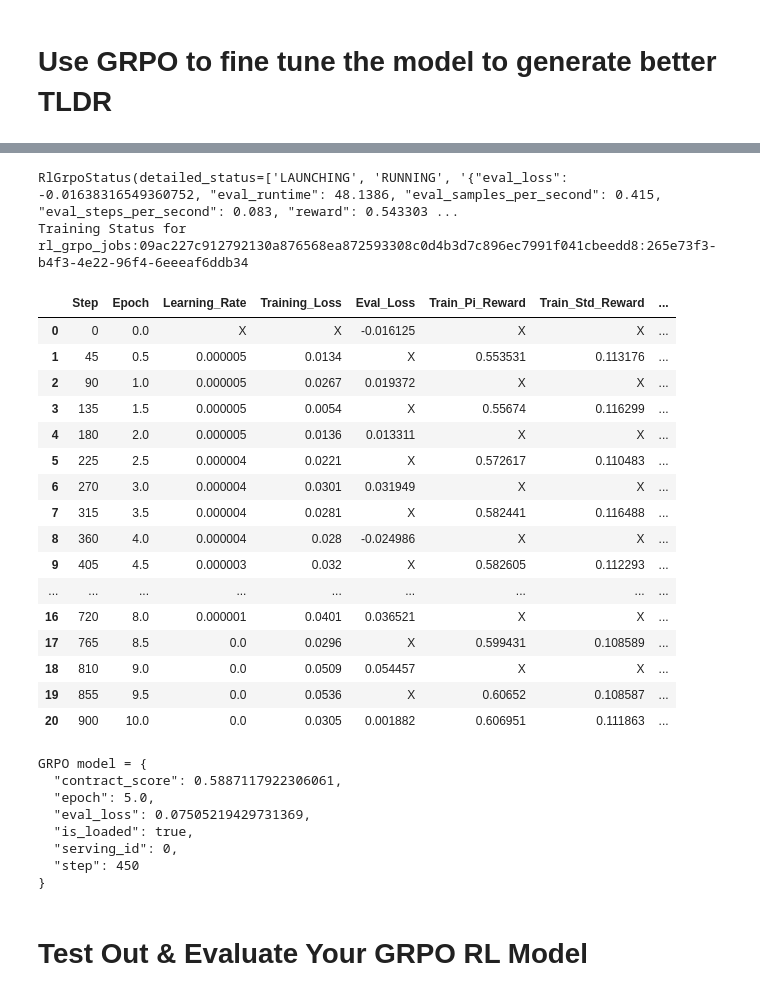
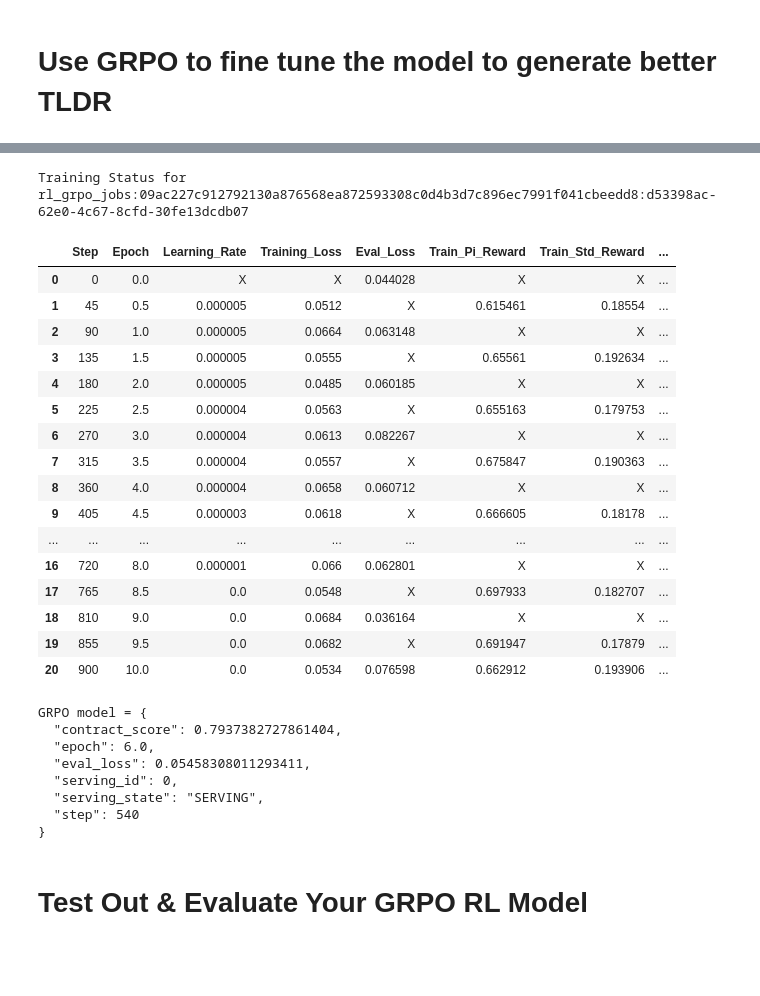
Before and after one commit to withpi/cookbook-withpi, a Jupyter notebook: colabs/GRPO_with_Pi_Scorer_TLDR_Usecase.ipynb, the cells around one changed output, grey strips where cells are left out. Saved outputs shown, nothing was run; the diff lists cells and outputs as text; code cells hidden in the pictures; blank space fills up the shorter version.

```diff
--- a/colabs/GRPO_with_Pi_Scorer_TLDR_Usecase.ipynb
+++ b/colabs/GRPO_with_Pi_Scorer_TLDR_Usecase.ipynb
@@ -900,52 +901,51 @@ RlGrpoStatus(detailed_status=['LAUNCHING'], job_id='rl_grpo_jobs:09ac227c9127921
 # %%
 # @title Monitor the GRPO job for completion (watch the Eval_Pi_Score increase!)
 
-print(client.model.rl.grpo.retrieve("rl_grpo_jobs:09ac227c912792130a876568ea872593308c0d4b3d7c896ec7991f041cbeedd8:265e73f3-b4f3-4e22-96f4-6eeeaf6ddb34"))
 response = stream_response(
-    status.job_id,
+    # status.job_id,
+    "rl_grpo_jobs:09ac227c912792130a876568ea872593308c0d4b3d7c896ec7991f041cbeedd8:d53398ac-62e0-4c67-8cfd-30fe13dcdb07",
     client.model.rl.grpo,
     additional_columns={
         "Train_Pi_Reward": "rewards/pi_reward_func",
         "Train_Std_Reward": "reward_std",
         "Eval_Pi_Reward": "eval_rewards/pi_reward_func",
         "Eval_Std_Reward": "eval_reward_std",
         "Train_KL": "kl",
         "Eval_KL": "eval_kl",
         "Train_Completion_Length": "completion_length",
         "Eval_Completion_Length": "eval_completion_length",
     },
 )
 if response.state == "ERROR":
   print("The job failed due to:\n{}".format('\n'.join(response.detailed_status[-5:])))
 else:
   print("GRPO model = {}".format(response.trained_models[0].model_dump_json(indent=2)))
 # %% [output]
-RlGrpoStatus(detailed_status=['LAUNCHING', 'RUNNING', '{"eval_loss": -0.01638316549360752, "eval_runtime": 48.1386, "eval_samples_per_second": 0.415, "eval_steps_per_second": 0.083, "reward": 0.543303 ...
-Training Status for rl_grpo_jobs:09ac227c912792130a876568ea872593308c0d4b3d7c896ec7991f041cbeedd8:265e73f3-b4f3-4e22-96f4-6eeeaf6ddb34
+Training Status for rl_grpo_jobs:09ac227c912792130a876568ea872593308c0d4b3d7c896ec7991f041cbeedd8:d53398ac-62e0-4c67-8cfd-30fe13dcdb07
 |  | Step | Epoch | Learning_Rate | Training_Loss | Eval_Loss | Train_Pi_Reward | Train_Std_Reward | ... |
-| 0 | 0 | 0.0 | X | X | -0.016125 | X | X | ... |
-| 1 | 45 | 0.5 | 0.000005 | 0.0134 | X | 0.553531 | 0.113176 | ... |
-| 2 | 90 | 1.0 | 0.000005 | 0.0267 | 0.019372 | X | X | ... |
-| 3 | 135 | 1.5 | 0.000005 | 0.0054 | X | 0.55674 | 0.116299 | ... |
-| 4 | 180 | 2.0 | 0.000005 | 0.0136 | 0.013311 | X | X | ... |
-| 5 | 225 | 2.5 | 0.000004 | 0.0221 | X | 0.572617 | 0.110483 | ... |
-| 6 | 270 | 3.0 | 0.000004 | 0.0301 | 0.031949 | X | X | ... |
-| 7 | 315 | 3.5 | 0.000004 | 0.0281 | X | 0.582441 | 0.116488 | ... |
-| 8 | 360 | 4.0 | 0.000004 | 0.028 | -0.024986 | X | X | ... |
-| 9 | 405 | 4.5 | 0.000003 | 0.032 | X | 0.582605 | 0.112293 | ... |
+| 0 | 0 | 0.0 | X | X | 0.044028 | X | X | ... |
+| 1 | 45 | 0.5 | 0.000005 | 0.0512 | X | 0.615461 | 0.18554 | ... |
+| 2 | 90 | 1.0 | 0.000005 | 0.0664 | 0.063148 | X | X | ... |
+| 3 | 135 | 1.5 | 0.000005 | 0.0555 | X | 0.65561 | 0.192634 | ... |
+| 4 | 180 | 2.0 | 0.000005 | 0.0485 | 0.060185 | X | X | ... |
+| 5 | 225 | 2.5 | 0.000004 | 0.0563 | X | 0.655163 | 0.179753 | ... |
+| 6 | 270 | 3.0 | 0.000004 | 0.0613 | 0.082267 | X | X | ... |
+| 7 | 315 | 3.5 | 0.000004 | 0.0557 | X | 0.675847 | 0.190363 | ... |
+| 8 | 360 | 4.0 | 0.000004 | 0.0658 | 0.060712 | X | X | ... |
+| 9 | 405 | 4.5 | 0.000003 | 0.0618 | X | 0.666605 | 0.18178 | ... |
 | ... | ... | ... | ... | ... | ... | ... | ... | ... |
-| 16 | 720 | 8.0 | 0.000001 | 0.0401 | 0.036521 | X | X | ... |
-| 17 | 765 | 8.5 | 0.0 | 0.0296 | X | 0.599431 | 0.108589 | ... |
-| 18 | 810 | 9.0 | 0.0 | 0.0509 | 0.054457 | X | X | ... |
-| 19 | 855 | 9.5 | 0.0 | 0.0536 | X | 0.60652 | 0.108587 | ... |
-| 20 | 900 | 10.0 | 0.0 | 0.0305 | 0.001882 | 0.606951 | 0.111863 | ... |
+| 16 | 720 | 8.0 | 0.000001 | 0.066 | 0.062801 | X | X | ... |
+| 17 | 765 | 8.5 | 0.0 | 0.0548 | X | 0.697933 | 0.182707 | ... |
+| 18 | 810 | 9.0 | 0.0 | 0.0684 | 0.036164 | X | X | ... |
+| 19 | 855 | 9.5 | 0.0 | 0.0682 | X | 0.691947 | 0.17879 | ... |
+| 20 | 900 | 10.0 | 0.0 | 0.0534 | 0.076598 | 0.662912 | 0.193906 | ... |
 GRPO model = {
-  "contract_score": 0.5887117922306061,
-  "epoch": 5.0,
-  "eval_loss": 0.07505219429731369,
-  "is_loaded": true,
+  "contract_score": 0.7937382727861404,
+  "epoch": 6.0,
+  "eval_loss": 0.05458308011293411,
   "serving_id": 0,
-  "step": 450
+  "serving_state": "SERVING",
+  "step": 540
 }
 # %% [markdown]
 # Test Out & Evaluate Your GRPO RL Model
```
Also changed, not shown: parts of 9 cells of this notebook.
